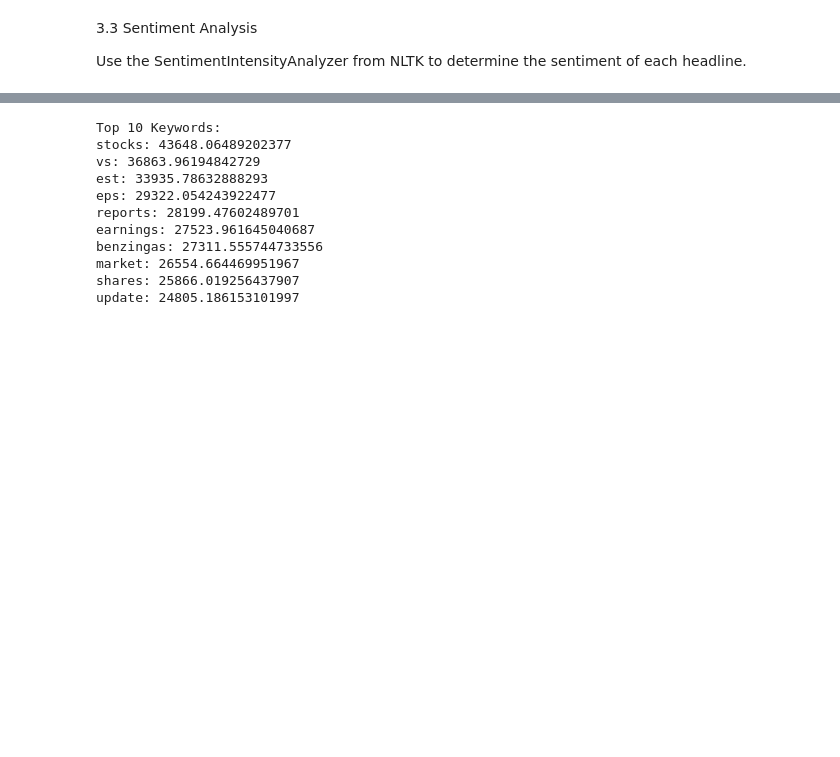
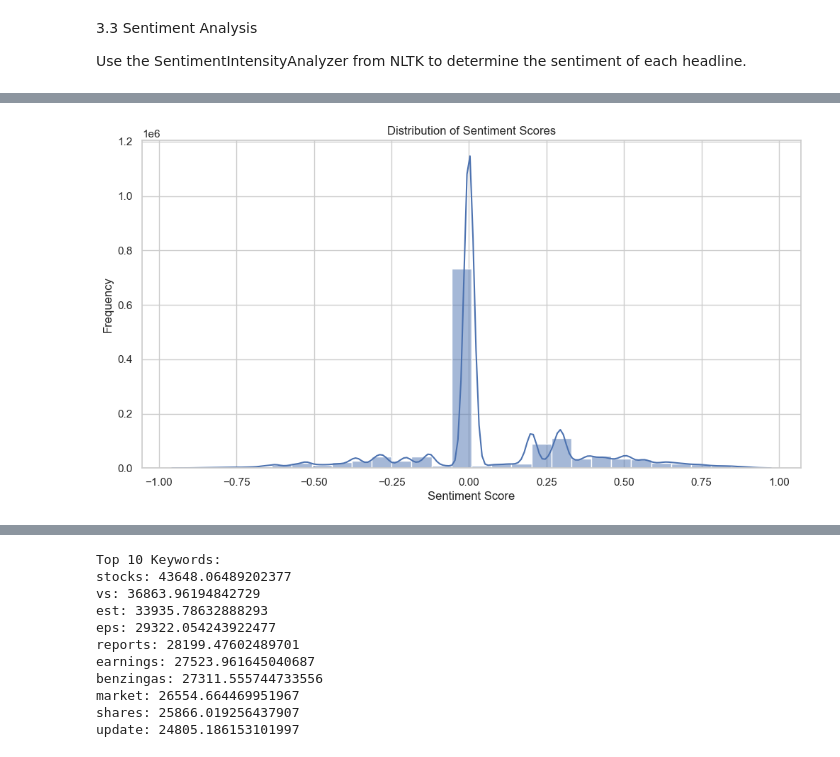
Before and after one commit to Getachew0557/Leveraging-AI-Techniques-for-Financial-News-Sentiment-Analysis-and-Stock-Prediction, a Jupyter notebook: notebooks/model.ipynb, the cells around one changed output, grey strips where cells are left out. Cells and saved outputs as stored; diff of their text form; code cells hidden in the pictures; blank space fills up the shorter version.

```diff
--- a/notebooks/model.ipynb
+++ b/notebooks/model.ipynb
@@ -325,8 +345,6 @@ nltk.data.path.append('C:\\Users\\getac\\AppData\\Roaming\\nltk_data')
 [nltk_data]     C:\Users\getac\AppData\Roaming\nltk_data...
 [nltk_data]   Package stopwords is already up-to-date!
 # %%
-# Drop the unnamed column if it exists
-df = df.drop(columns=['Unnamed: 0'], errors='ignore')
 # Extract headline column for analysis
 headlines = df['headline'].dropna().tolist()
 # %% [markdown]
@@ -419,0 +459,5 @@ Passing `palette` without assigning `hue` is deprecated and will be removed in v
+# %%
+# Plotting the distribution of sentiment scores
+eda.sentimentScore(df)
+# %% [output]
+[figure, added]
```
Also changed, not shown: parts of 47 cells of this notebook, 5 other files.
